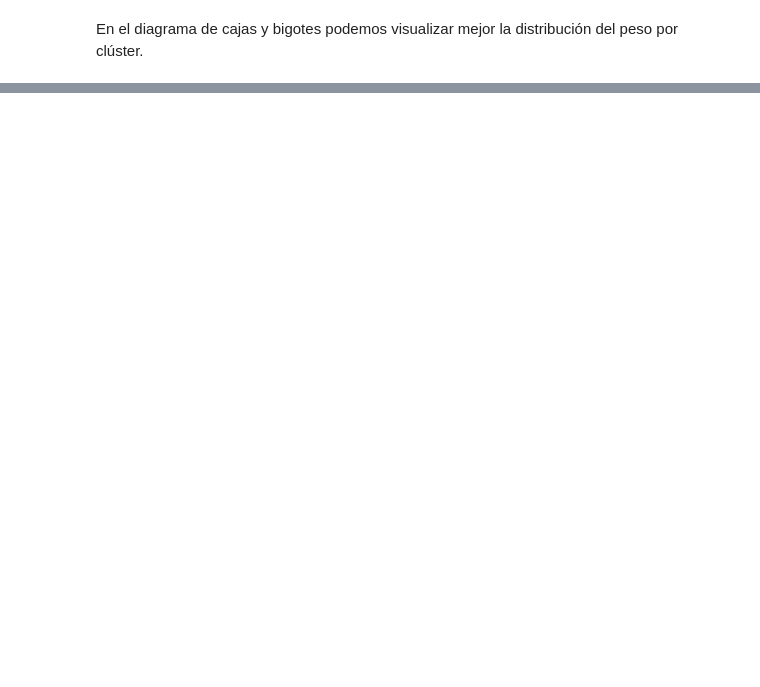
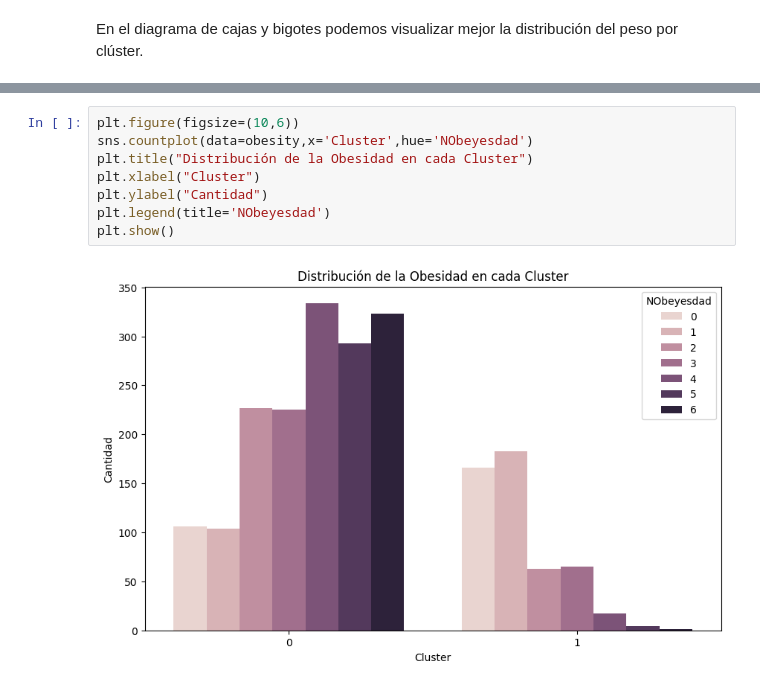
Before and after one commit to leidysvalencia/MachineLearning1-Proyecto-final, a Jupyter notebook: Proyecto3/Proyecto 3 - Agrupación de datos sobre obesidad.ipynb, the cells around one changed output, grey strips where cells are left out. Drawn from its saved outputs; the diff is of its cells as text; blank space fills up the shorter version.

```diff
--- a/Proyecto3/Proyecto 3 - Agrupación de datos sobre obesidad.ipynb
+++ b/Proyecto3/Proyecto 3 - Agrupación de datos sobre obesidad.ipynb
@@ -721,0 +685,10 @@ print(f'Índice de Silueta para k={optimal_k}: {silhouette_avg:.2f}')
+# %%
+plt.figure(figsize=(10,6))
+sns.countplot(data=obesity,x='Cluster',hue='NObeyesdad')
+plt.title("Distribución de la Obesidad en cada Cluster")
+plt.xlabel("Cluster")
+plt.ylabel("Cantidad")
+plt.legend(title='NObeyesdad')
+plt.show()
+# %% [output]
+[figure, added]
```
Also changed, not shown: parts of 31 cells of this notebook.
